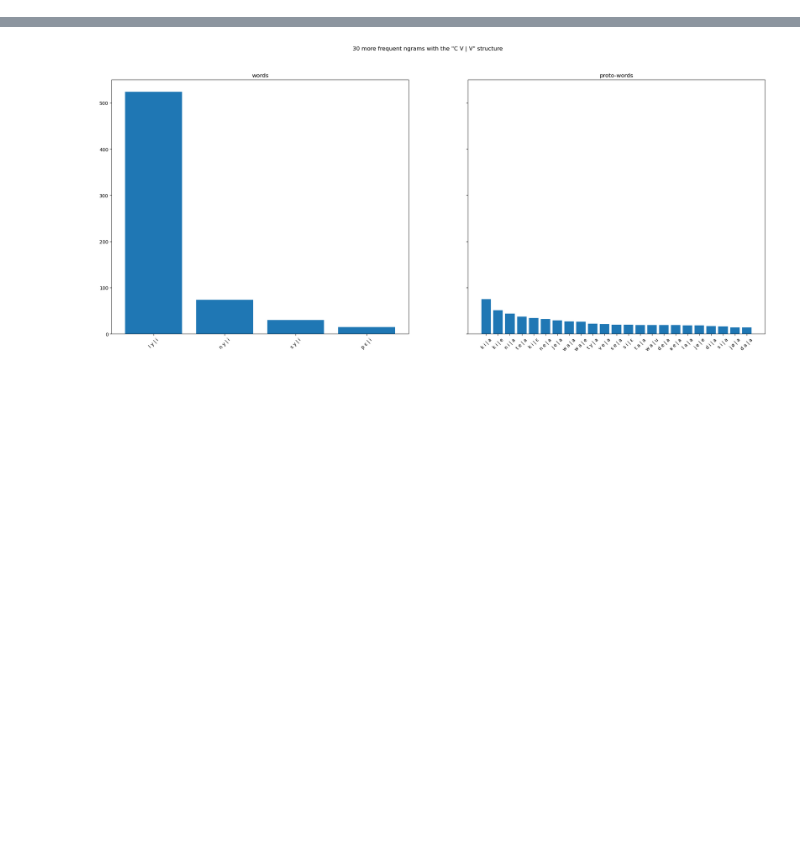
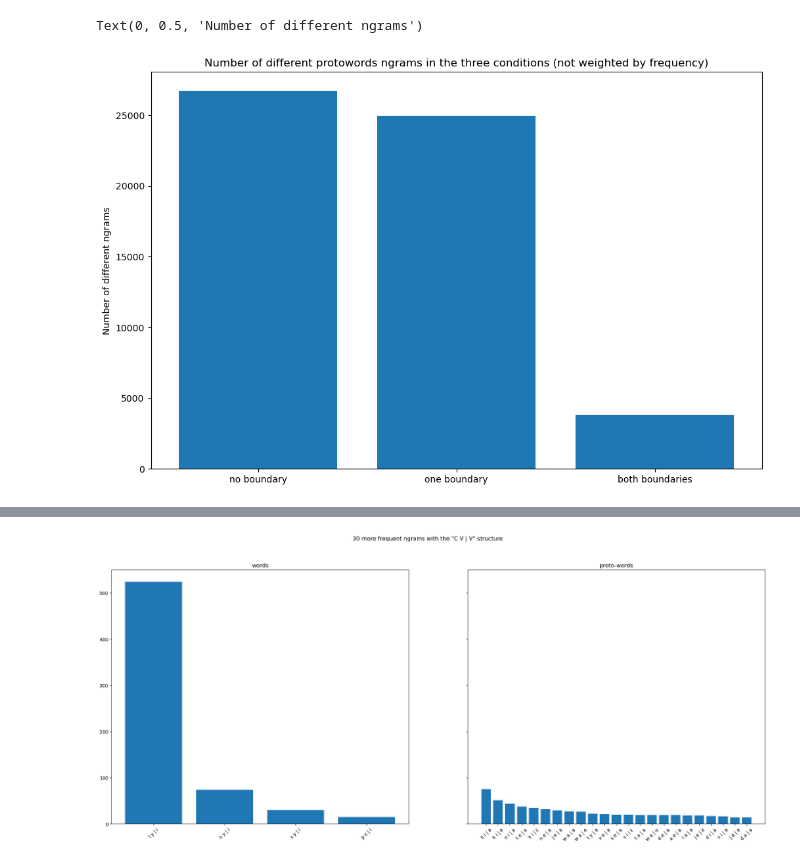
Before and after one commit to maureendss/protowuggy, a Jupyter notebook: scripts/plot_ngrams.ipynb, the cells around one changed output, grey strips where cells are left out. Saved outputs shown, nothing was run; the diff lists cells and outputs as text; code cells hidden in the pictures; blank space fills up the shorter version.

```diff
--- a/scripts/plot_ngrams.ipynb
+++ b/scripts/plot_ngrams.ipynb
@@ -22,0 +69,12 @@ hf5, lf5 = match_w_nw(w_df, nw_df, n_perc=5)
+# %%
+nw_df_nobound = nw_df[nw_df['form_bound'].str.count('/w')==1]
+nw_df_onebound = nw_df[nw_df['form_bound'].str.count('/w')==2]
+nw_df_twobound = nw_df[nw_df['form_bound'].str.count('/w')==3]
+# %%
+#the one below is the number of different ngrams, not frequency weighted
+plt.bar(['no boundary','one boundary','both boundaries'],[len(nw_df_nobound), len(nw_df_onebound), len(nw_df_twobound)])
+plt.title("Number of different protowords ngrams in the three conditions (not weighted by frequency)")
+plt.ylabel("Number of different ngrams")
+# %% [output]
+Text(0, 0.5, 'Number of different ngrams')
+[figure, added]
```
Also changed, not shown: parts of 15 cells of this notebook, 1 other file.
